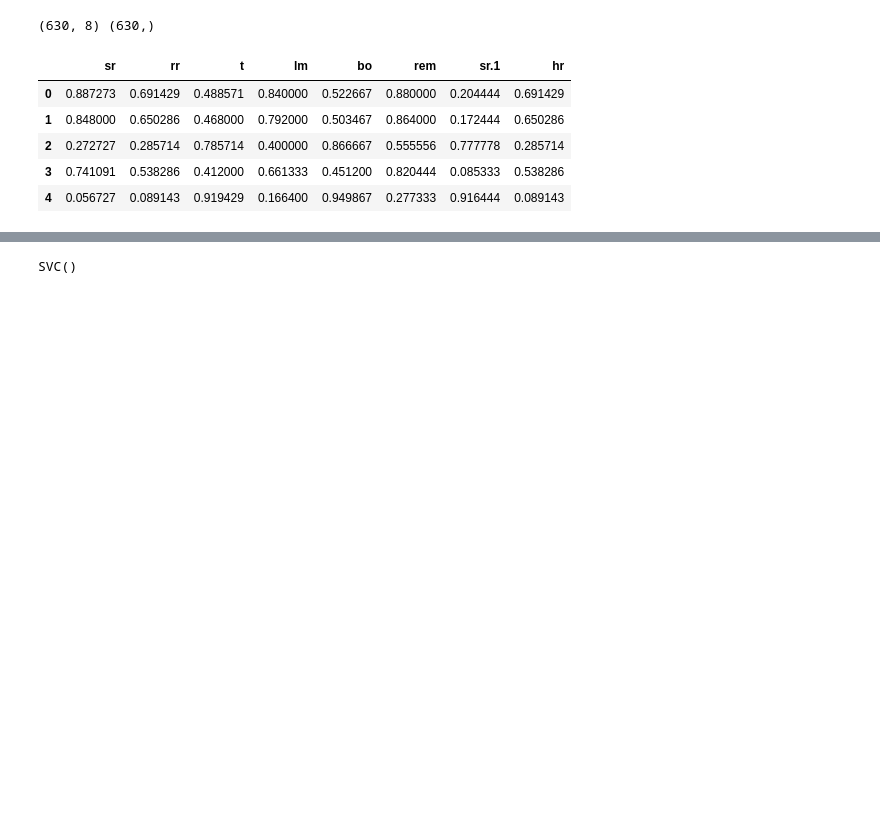
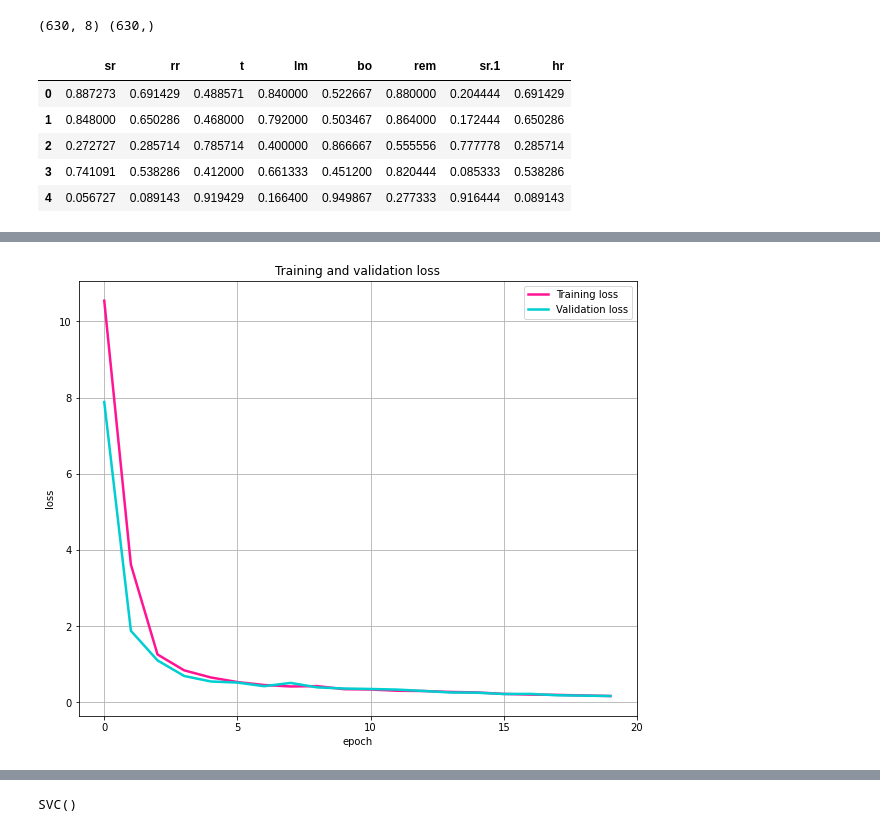
Before and after one commit to spclusellas/Cognitive-Systems-Project, a Jupyter notebook: Human Stress Detection in and through Sleep.ipynb, the cells around one changed output, grey strips where cells are left out. Saved outputs shown, nothing was run; the diff lists cells and outputs as text; code cells hidden in the pictures; blank space fills up the shorter version.

```diff
--- a/Human Stress Detection in and through Sleep.ipynb
+++ b/Human Stress Detection in and through Sleep.ipynb
@@ -101,5 +105,5 @@ X.head()
 | 3 | 0.741091 | 0.538286 | 0.412000 | 0.661333 | 0.451200 | 0.820444 | 0.085333 | 0.538286 |
 | 4 | 0.056727 | 0.089143 | 0.919429 | 0.166400 | 0.949867 | 0.277333 | 0.916444 | 0.089143 |
 # %%
-X_train, X_test, y_train, y_test = train_test_split(X,Y, test_size=0.25, random_state=0)
+X_train, X_test, y_train, y_test=train_test_split(df.iloc[:, :8], df['sl'], test_size=0.25, random_state=8)
 # %% [markdown]
@@ -106,0 +111,13 @@ X_train, X_test, y_train, y_test = train_test_split(X,Y, test_size=0.25, random_
+# %%
+num_classes=5
+y_train_tf=to_categorical(y_train, num_classes)
+y_test_tf=to_categorical(y_test, num_classes)
+# %%
+model=Sequential()
+model.add(Dense(75, activation="relu"))
+model.add(Dense(50, activation="relu"))
+model.add(Dense(5, "softmax"))
+# %%
+epochs=20
+model.compile(loss='categorical_crossentropy', optimizer='adam', metrics=['accuracy'])
+stats=model.fit(X_train.values, y_train_tf, epochs=epochs, validation_split=0.2)
@@ -106,0 +150,12 @@ X_train, X_test, y_train, y_test = train_test_split(X,Y, test_size=0.25, random_
+# %%
+stats_df=pd.DataFrame(stats.history)
+stats_df['epoch']=list(range(epochs))
+plt.figure(figsize=(10, 8))
+sb.lineplot(y='loss', x='epoch', data=stats_df, color='deeppink', linewidth=2.5, label="Training loss")
+sb.lineplot(y='val_loss', x='epoch', data=stats_df, color='darkturquoise', linewidth=2.5, label="Validation loss")
+plt.grid()
+plt.legend()
+plt.title("Training and validation loss")
+plt.xticks(range(0, epochs + 1, 5));
+# %% [output]
+[figure, added]
```
Also changed, not shown: parts of 12 cells of this notebook.
